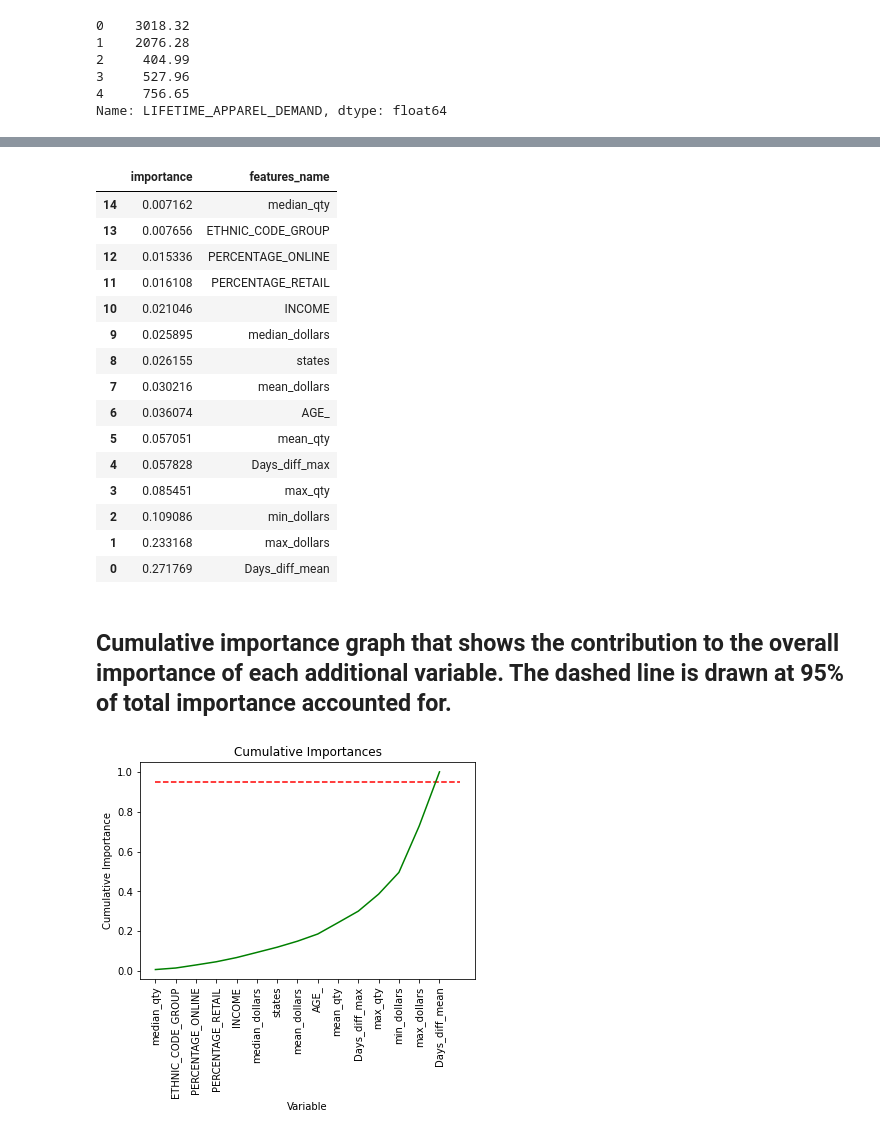
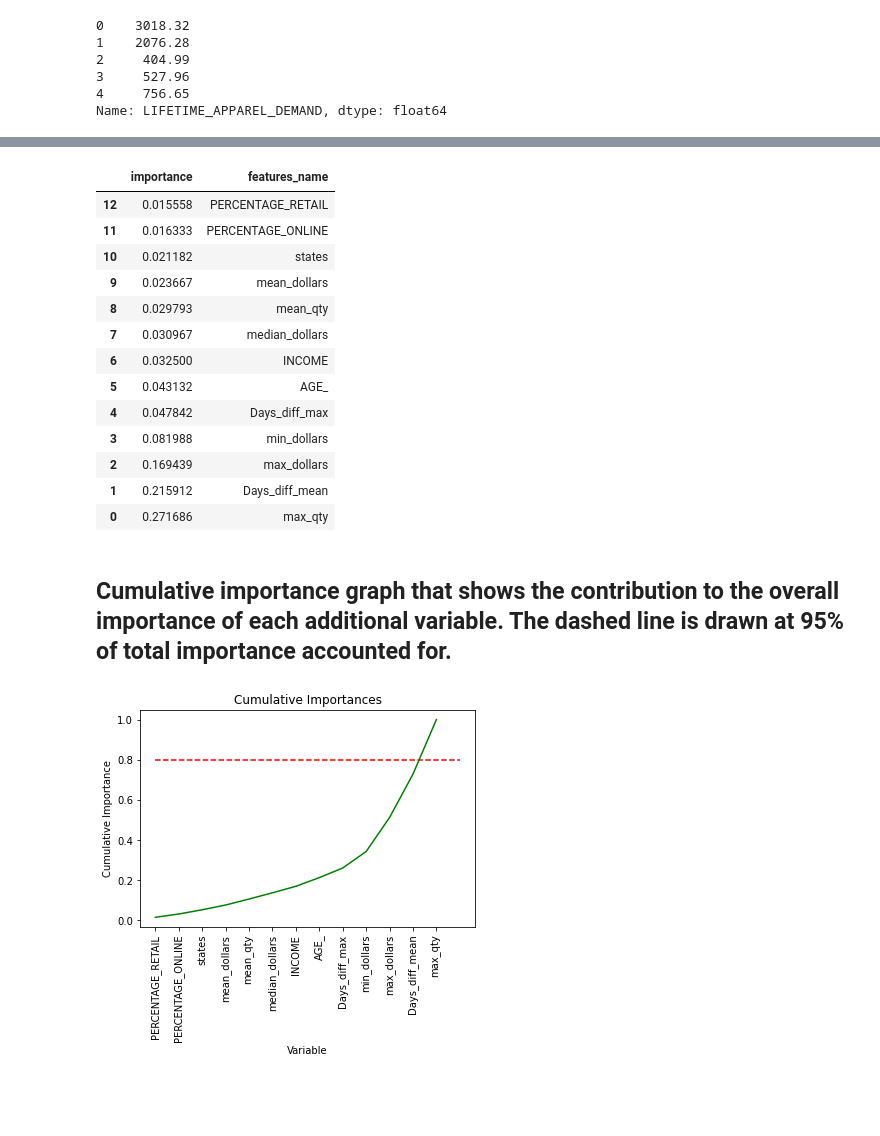
Before and after one commit to mwehner2022/Retail_Analysis, a Jupyter notebook: Regression_Optimized.ipynb, the cells around one changed output, grey strips where cells are left out. Saved outputs shown, nothing was run; the diff lists cells and outputs as text; code cells hidden in the pictures; blank space fills up the shorter version.

```diff
--- a/Regression_Optimized.ipynb
+++ b/Regression_Optimized.ipynb
@@ -69,6 +69,6 @@ team_aggregate_df
 | 9007 | 0115TZXTL34RJD | 1 | 4 | 2.0 | 1.924528 | 61.60 | 434.00 | 188.800 | ... |
 9008 rows × 22 columns
 # %%
-optimizing_df = team_aggregate_df.drop(columns=["IID", "Days_diff_min", "LOYALTY_YN", "Region","Days_diff_median","min_qty"])
+optimizing_df = team_aggregate_df.drop(columns=["IID", "Days_diff_min", "LOYALTY_YN", "Region","Days_diff_median","min_qty", "ETHNIC_CODE_GROUP", "median_qty"])
 optimizing_df.head()
 # %% [output]
@@ -114,7 +114,7 @@ Testing Features Shape: (2252, 15)
 Testing Labels Shape: (2252,)
 # %%
  # create regressor object
-regressor_optimize = RandomForestRegressor(n_estimators = 500, random_state = 1)
+regressor_optimize = RandomForestRegressor(n_estimators = 800, random_state = 0)
 
 # fit the regressor with x and y data
 regressor_optimize.fit(X_train, y_train)
@@ -214,40 +210,38 @@ df2 = df.sort_values(by='importance', ascending=True)
 df2
 # %% [output]
 |  | importance | features_name |
-| 14 | 0.007162 | median_qty |
-| 13 | 0.007656 | ETHNIC_CODE_GROUP |
-| 12 | 0.015336 | PERCENTAGE_ONLINE |
-| 11 | 0.016108 | PERCENTAGE_RETAIL |
-| 10 | 0.021046 | INCOME |
-| 9 | 0.025895 | median_dollars |
-| 8 | 0.026155 | states |
-| 7 | 0.030216 | mean_dollars |
-| 6 | 0.036074 | AGE_ |
-| 5 | 0.057051 | mean_qty |
-| 4 | 0.057828 | Days_diff_max |
-| 3 | 0.085451 | max_qty |
-| 2 | 0.109086 | min_dollars |
-| 1 | 0.233168 | max_dollars |
-| 0 | 0.271769 | Days_diff_mean |
+| 12 | 0.015558 | PERCENTAGE_RETAIL |
+| 11 | 0.016333 | PERCENTAGE_ONLINE |
+| 10 | 0.021182 | states |
+| 9 | 0.023667 | mean_dollars |
+| 8 | 0.029793 | mean_qty |
+| 7 | 0.030967 | median_dollars |
+| 6 | 0.032500 | INCOME |
+| 5 | 0.043132 | AGE_ |
+| 4 | 0.047842 | Days_diff_max |
+| 3 | 0.081988 | min_dollars |
+| 2 | 0.169439 | max_dollars |
+| 1 | 0.215912 | Days_diff_mean |
+| 0 | 0.271686 | max_qty |
 # %% [markdown]
 ## Cumulative importance graph that shows the contribution to the overall importance of each additional variable. The dashed line is drawn at 95% of total importance accounted for.
 # %%
 # Cumulative importances
 importance_ascending=df2['importance']
 cumulative_importances = np.cumsum(importance_ascending)
 
 x_values= df2['features_name']
 y=df2['importance']
 
 # Make a line graph
 plt.plot(x_values, cumulative_importances, 'g-')
 
-# Draw line at 95% of importance retained
-plt.hlines(y = 0.95, xmin=0, xmax=len(importance_ascending), color = 'r', linestyles = 'dashed')
+# Draw line at 80% of importance retained
+plt.hlines(y = 0.80, xmin=0, xmax=len(importance_ascending), color = 'r', linestyles = 'dashed')
 
 # Tick labels for x axis
 plt.xticks(x_values, rotation='vertical')
 # Axis labels and title
 plt.xlabel('Variable'); plt.ylabel('Cumulative Importance'); plt.title('Cumulative Importances');
 # %% [output]
-[figure, old version]
+[figure, new version]
```
Also changed, not shown: parts of 10 cells of this notebook.
